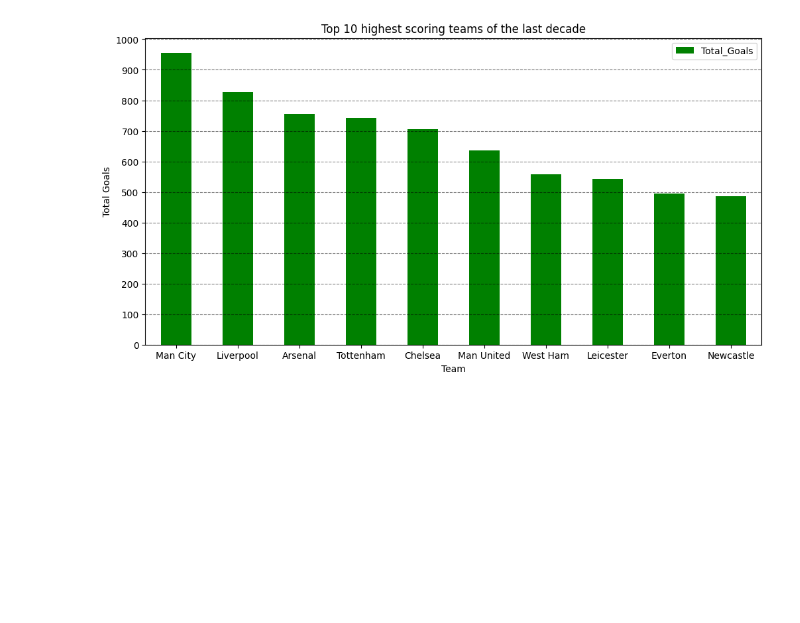
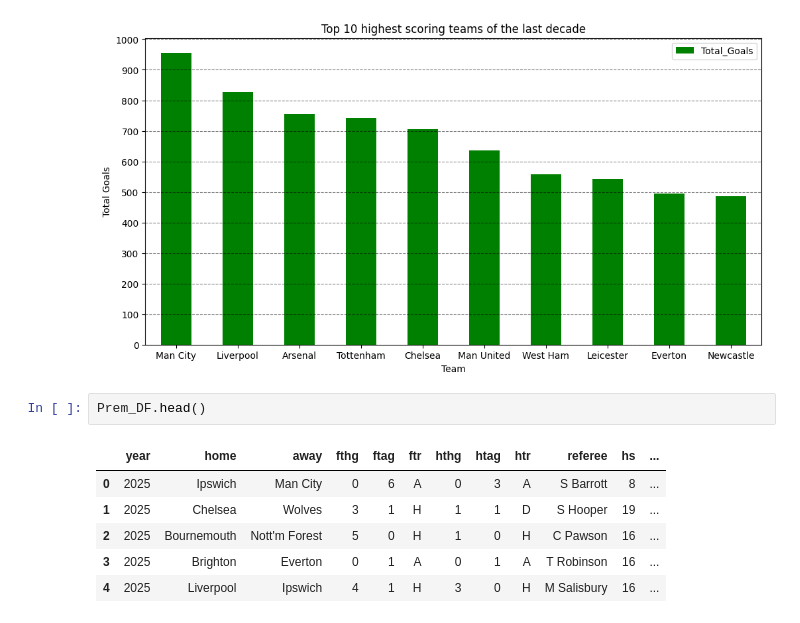
Before and after one commit to SmithNJ13/data_analysis, a Jupyter notebook: analysis.ipynb, the cells around one changed output. Cells and saved outputs as stored; diff of their text form; blank space fills up the shorter version.

```diff
--- a/analysis.ipynb
+++ b/analysis.ipynb
@@ -446,3 +446,12 @@ plt.grid(axis="y", linestyle="--", color="black", alpha=0.5)
 plt.show()
 # %% [output]
 [figure]
+# %%
+Prem_DF.head()
+# %% [output]
+|  | year | home | away | fthg | ftag | ftr | hthg | htag | htr | referee | hs | ... |
+| 0 | 2025 | Ipswich | Man City | 0 | 6 | A | 0 | 3 | A | S Barrott | 8 | ... |
+| 1 | 2025 | Chelsea | Wolves | 3 | 1 | H | 1 | 1 | D | S Hooper | 19 | ... |
+| 2 | 2025 | Bournemouth | Nott'm Forest | 5 | 0 | H | 1 | 0 | H | C Pawson | 16 | ... |
+| 3 | 2025 | Brighton | Everton | 0 | 1 | A | 0 | 1 | A | T Robinson | 16 | ... |
+| 4 | 2025 | Liverpool | Ipswich | 4 | 1 | H | 3 | 0 | H | M Salisbury | 16 | ... |
```
Also changed, not shown: parts of 5 cells of this notebook, 1 other file.
